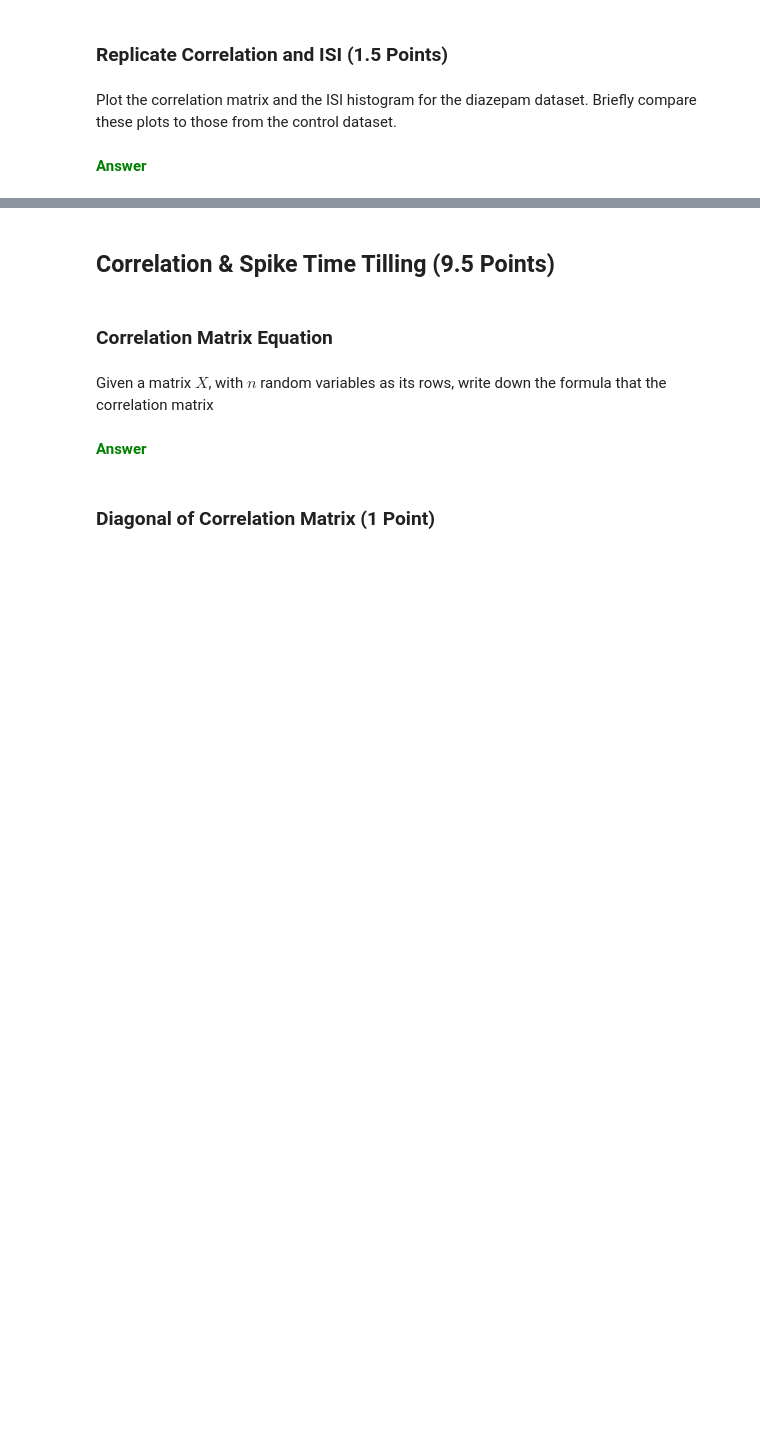
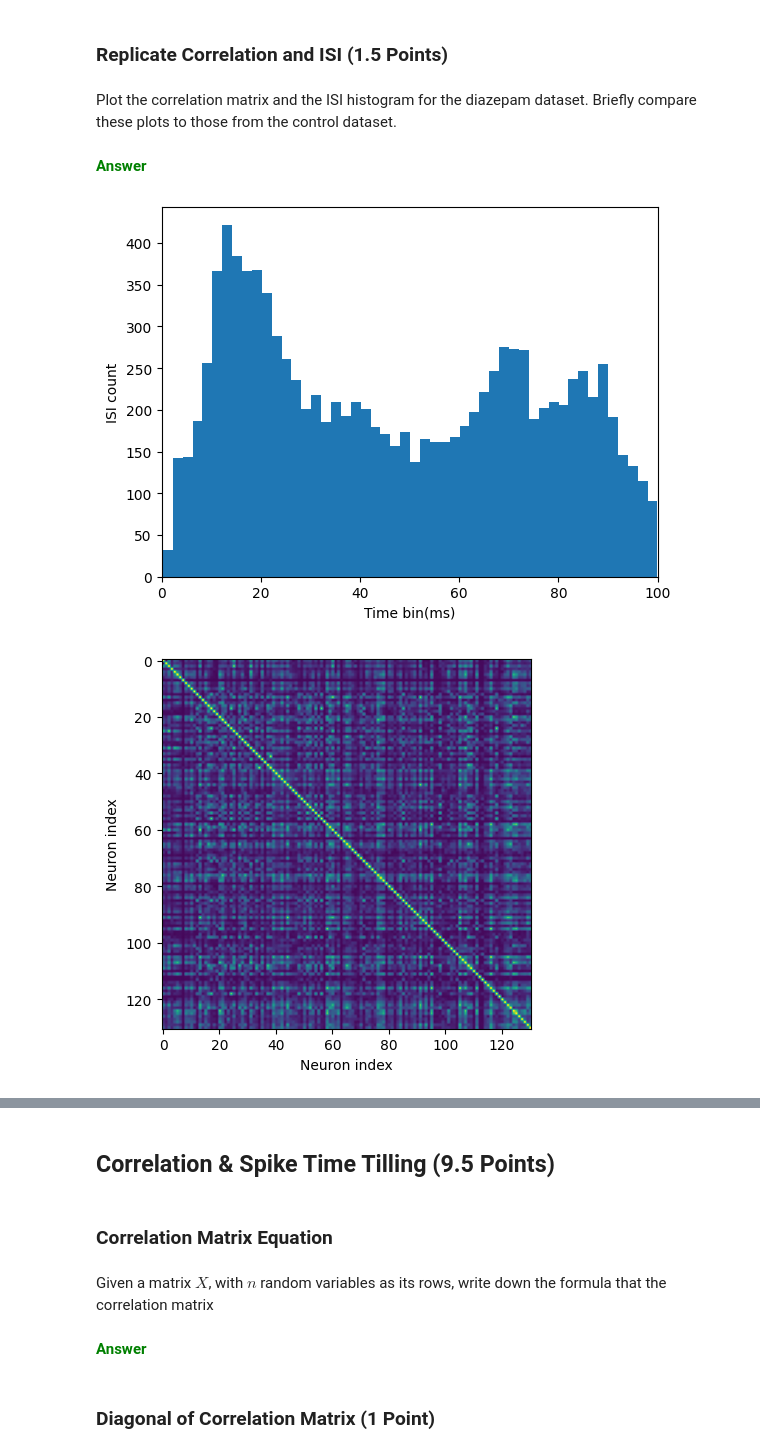
Before and after one commit to Braingeneers-Education/bme-118-2025-introduction-to-electrophysiology-JamesVLF, a Jupyter notebook: electrophysiology_introduction.ipynb, the cells around one changed output, grey strips where cells are left out. Saved outputs shown, nothing was run; the diff lists cells and outputs as text; code cells hidden in the pictures; blank space fills up the shorter version.

Commit message:
finished everything up to correlation and STTC

```diff
--- a/electrophysiology_introduction.ipynb
+++ b/electrophysiology_introduction.ipynb
@@ -242,3 +372,9 @@ Create a graph that zooms in on the first **2** bursts from the Diazepam dataset
 Plot the correlation matrix and the ISI histogram for the diazepam dataset. Briefly compare these plots to those from the control dataset.
 # %% [markdown]
 <font color="green"><b>Answer
+# %%
+interspike(data_diazepam)
+correlation(data_diazepam)
+# %% [output]
+[figure, added]
+[figure, added]
```
Also changed, not shown: parts of 18 cells of this notebook.
